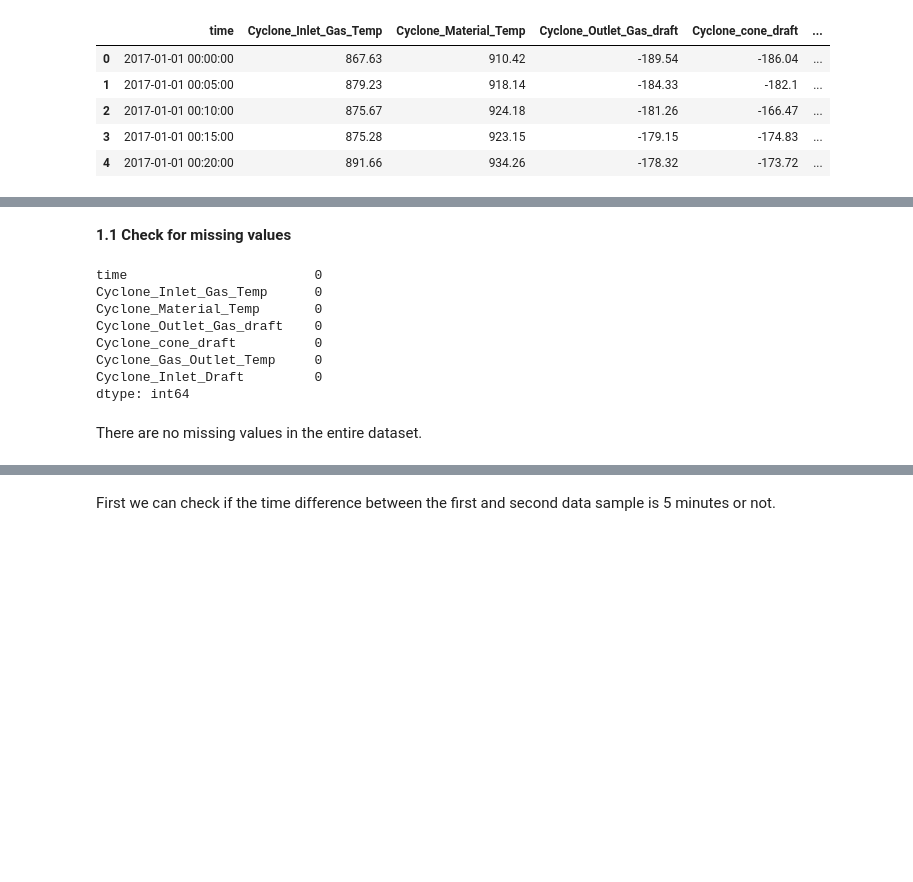
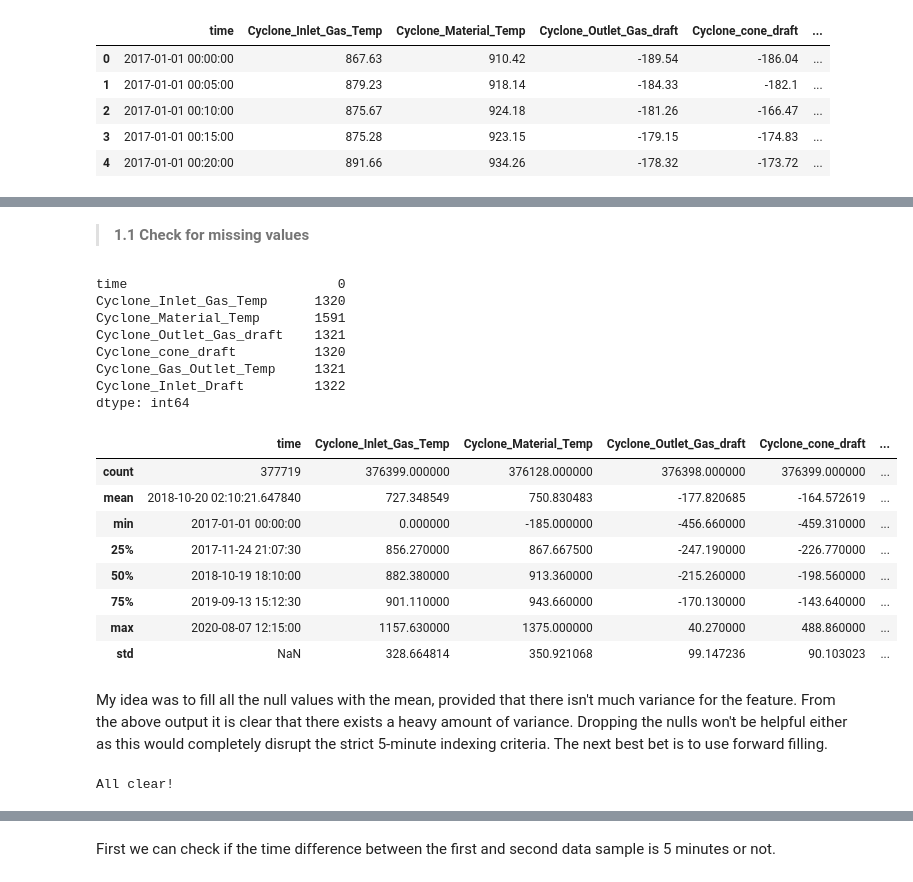
Before and after one commit to asifsahadh/exact-space-assignment, a Jupyter notebook: p1-playground.ipynb, the cells around one changed output, grey strips where cells are left out. Drawn from its saved outputs; the diff is of its cells as text; code cells hidden in the pictures; blank space fills up the shorter version.

```diff
--- a/p1-playground.ipynb
+++ b/p1-playground.ipynb
@@ -19,0 +41,6 @@ df.head()
+# %%
+for col in df.columns:
+    if df[col].dtype == 'object' and df[col] is not "time":
+        df[col] = pd.to_numeric(df[col], errors='coerce')
+
+df.head()
@@ -20,15 +71,27 @@ df.head()
 # %% [markdown]
-__1.1 Check for missing values__
+>__1.1 Check for missing values__
 # %%
 df.isna().sum()
 # %% [output]
-time                        0
-Cyclone_Inlet_Gas_Temp      0
-Cyclone_Material_Temp       0
-Cyclone_Outlet_Gas_draft    0
-Cyclone_cone_draft          0
-Cyclone_Gas_Outlet_Temp     0
-Cyclone_Inlet_Draft         0
+time                           0
+Cyclone_Inlet_Gas_Temp      1320
+Cyclone_Material_Temp       1591
+Cyclone_Outlet_Gas_draft    1321
+Cyclone_cone_draft          1320
+Cyclone_Gas_Outlet_Temp     1321
+Cyclone_Inlet_Draft         1322
 dtype: int64
-# %% [markdown]
-There are no missing values in the entire dataset.
+# %%
+df.describe()
+# %% [output]
+|  | time | Cyclone_Inlet_Gas_Temp | Cyclone_Material_Temp | Cyclone_Outlet_Gas_draft | Cyclone_cone_draft | ... |
+| count | 377719 | 376399.000000 | 376128.000000 | 376398.000000 | 376399.000000 | ... |
+| mean | 2018-10-20 02:10:21.647840 | 727.348549 | 750.830483 | -177.820685 | -164.572619 | ... |
+| min | 2017-01-01 00:00:00 | 0.000000 | -185.000000 | -456.660000 | -459.310000 | ... |
+| 25% | 2017-11-24 21:07:30 | 856.270000 | 867.667500 | -247.190000 | -226.770000 | ... |
+| 50% | 2018-10-19 18:10:00 | 882.380000 | 913.360000 | -215.260000 | -198.560000 | ... |
+| 75% | 2019-09-13 15:12:30 | 901.110000 | 943.660000 | -170.130000 | -143.640000 | ... |
+| max | 2020-08-07 12:15:00 | 1157.630000 | 1375.000000 | 40.270000 | 488.860000 | ... |
+| std | NaN | 328.664814 | 350.921068 | 99.147236 | 90.103023 | ... |
+# %% [markdown]
+My idea was to fill all the null values with the mean, provided that there isn't much variance for the feature. From the above output it is clear that there exists a heavy amount of variance. Dropping the nulls won't be helpful either as this would completely disrupt the strict 5-minute indexing criteria. The next best bet is to use forward filling.
@@ -34,0 +100,9 @@ There are no missing values in the entire dataset.
+# %%
+df = df.fillna(method = "ffill")
+df.isna().sum()
+if len(df) - len(df_temp) != 0:
+    print("Some data samples have been dropped! Carefully check previous steps again.")
+else:
+    print("All clear!")
+# %% [output]
+All clear!
```
Also changed, not shown: parts of 30 cells of this notebook.
